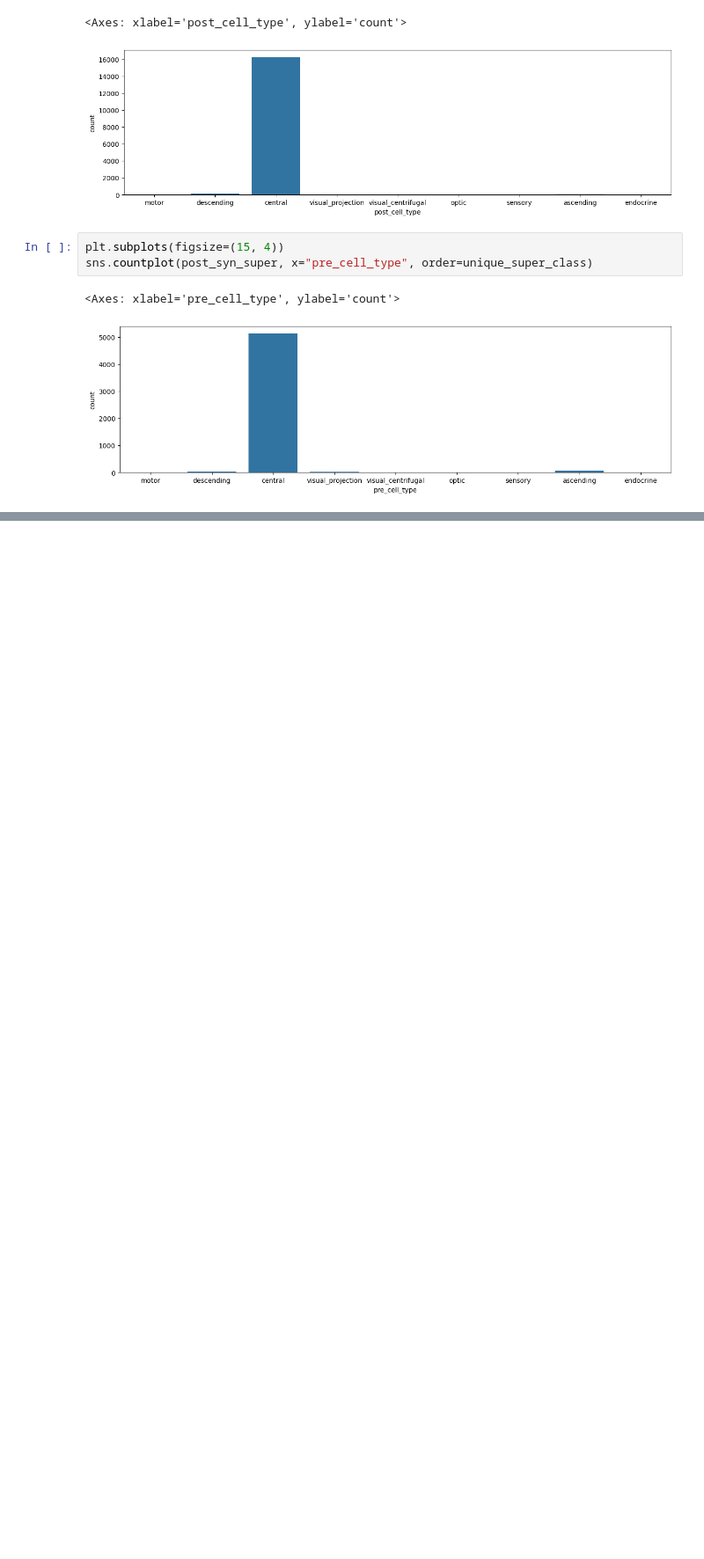
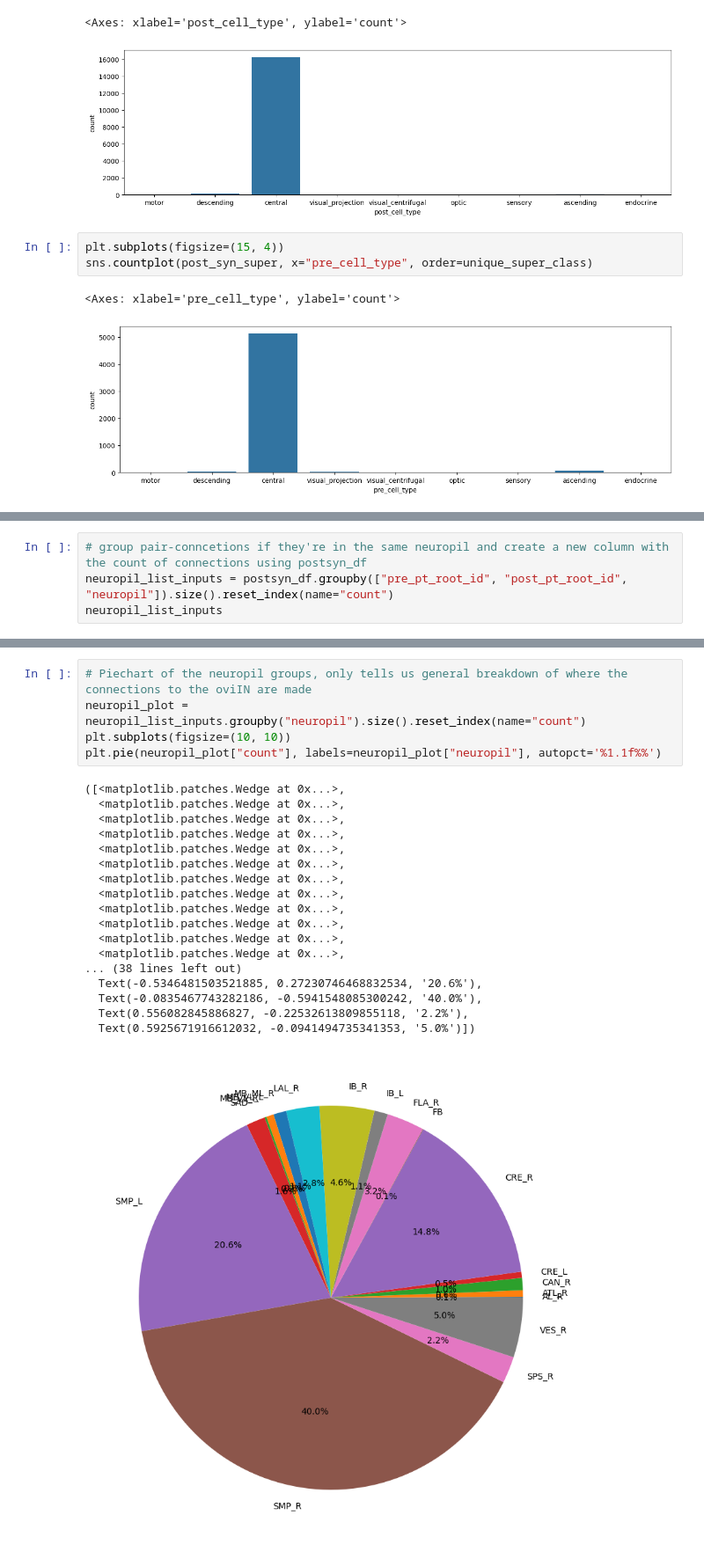
Before and after one commit to Gutierrez-lab/flybrain-clustering-rhessa, a Jupyter notebook: FlyWire/oviposition_sandbox.ipynb, the cells around one changed output, grey strips where cells are left out. Shown at 88% size. Cells and saved outputs as stored; diff of their text form; blank space fills up the shorter version.

```diff
--- a/FlyWire/oviposition_sandbox.ipynb
+++ b/FlyWire/oviposition_sandbox.ipynb
@@ -149,0 +168,4 @@ sns.countplot(post_syn_super, x="pre_cell_type", order=unique_super_class)
+# %%
+# group pair-conncetions if they're in the same neuropil and create a new column with the count of connections using postsyn_df
+neuropil_list_inputs = postsyn_df.groupby(["pre_pt_root_id", "post_pt_root_id", "neuropil"]).size().reset_index(name="count")
+neuropil_list_inputs
@@ -149,0 +186,24 @@ sns.countplot(post_syn_super, x="pre_cell_type", order=unique_super_class)
+# %%
+# Piechart of the neuropil groups, only tells us general breakdown of where the connections to the oviIN are made
+neuropil_plot = neuropil_list_inputs.groupby("neuropil").size().reset_index(name="count")
+plt.subplots(figsize=(10, 10))
+plt.pie(neuropil_plot["count"], labels=neuropil_plot["neuropil"], autopct='%1.1f%%')
+# %% [output]
+([<matplotlib.patches.Wedge at 0x...>,
+  <matplotlib.patches.Wedge at 0x...>,
+  <matplotlib.patches.Wedge at 0x...>,
+  <matplotlib.patches.Wedge at 0x...>,
+  <matplotlib.patches.Wedge at 0x...>,
+  <matplotlib.patches.Wedge at 0x...>,
+  <matplotlib.patches.Wedge at 0x...>,
+  <matplotlib.patches.Wedge at 0x...>,
+  <matplotlib.patches.Wedge at 0x...>,
+  <matplotlib.patches.Wedge at 0x...>,
+  <matplotlib.patches.Wedge at 0x...>,
+  <matplotlib.patches.Wedge at 0x...>,
+... (38 lines left out)
+  Text(-0.5346481503521885, 0.27230746468832534, '20.6%'),
+  Text(-0.0835467743282186, -0.5941548085300242, '40.0%'),
+  Text(0.556082845886827, -0.22532613809855118, '2.2%'),
+  Text(0.5925671916612032, -0.0941494735341353, '5.0%')])
+[figure, added]
```
Also changed, not shown: parts of 8 cells of this notebook.
